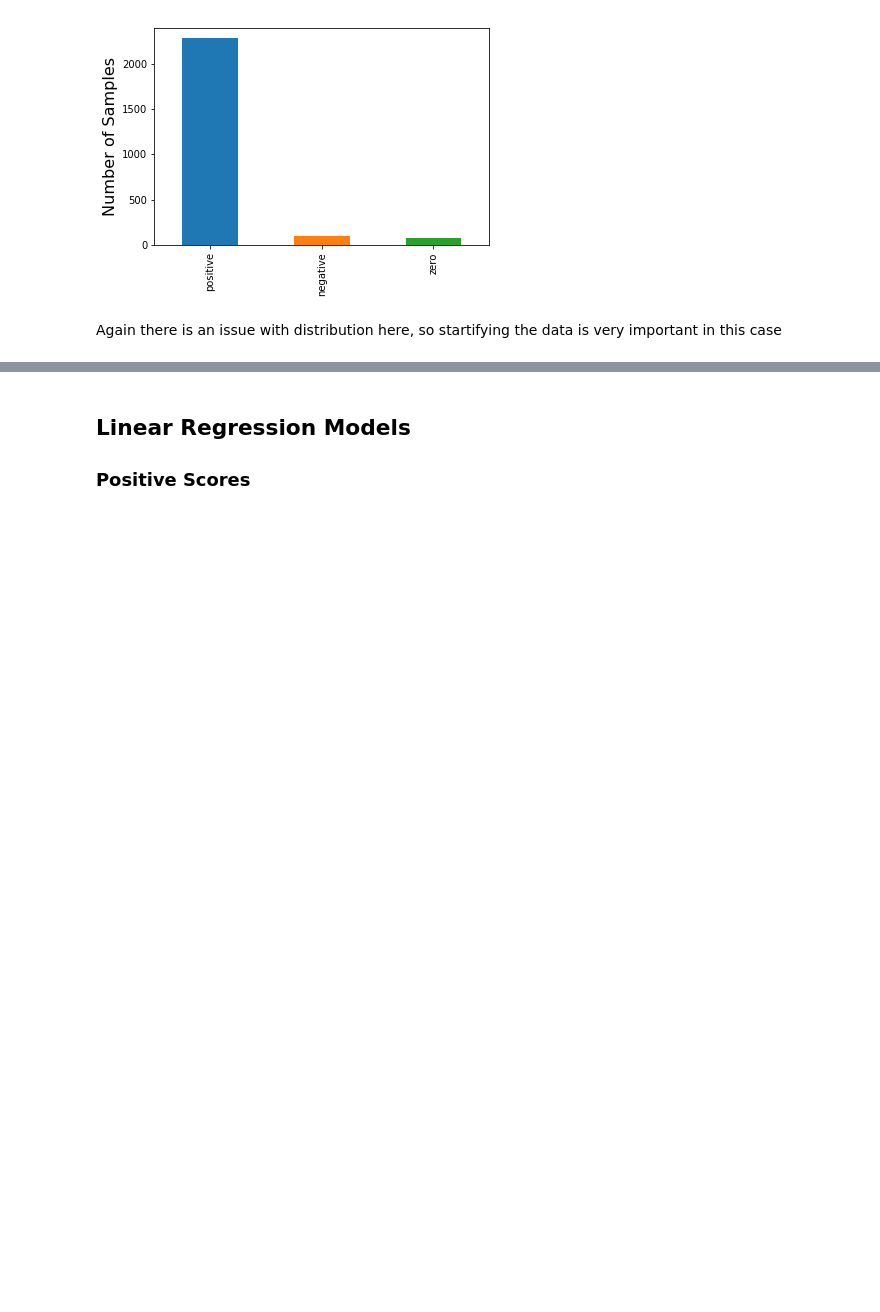
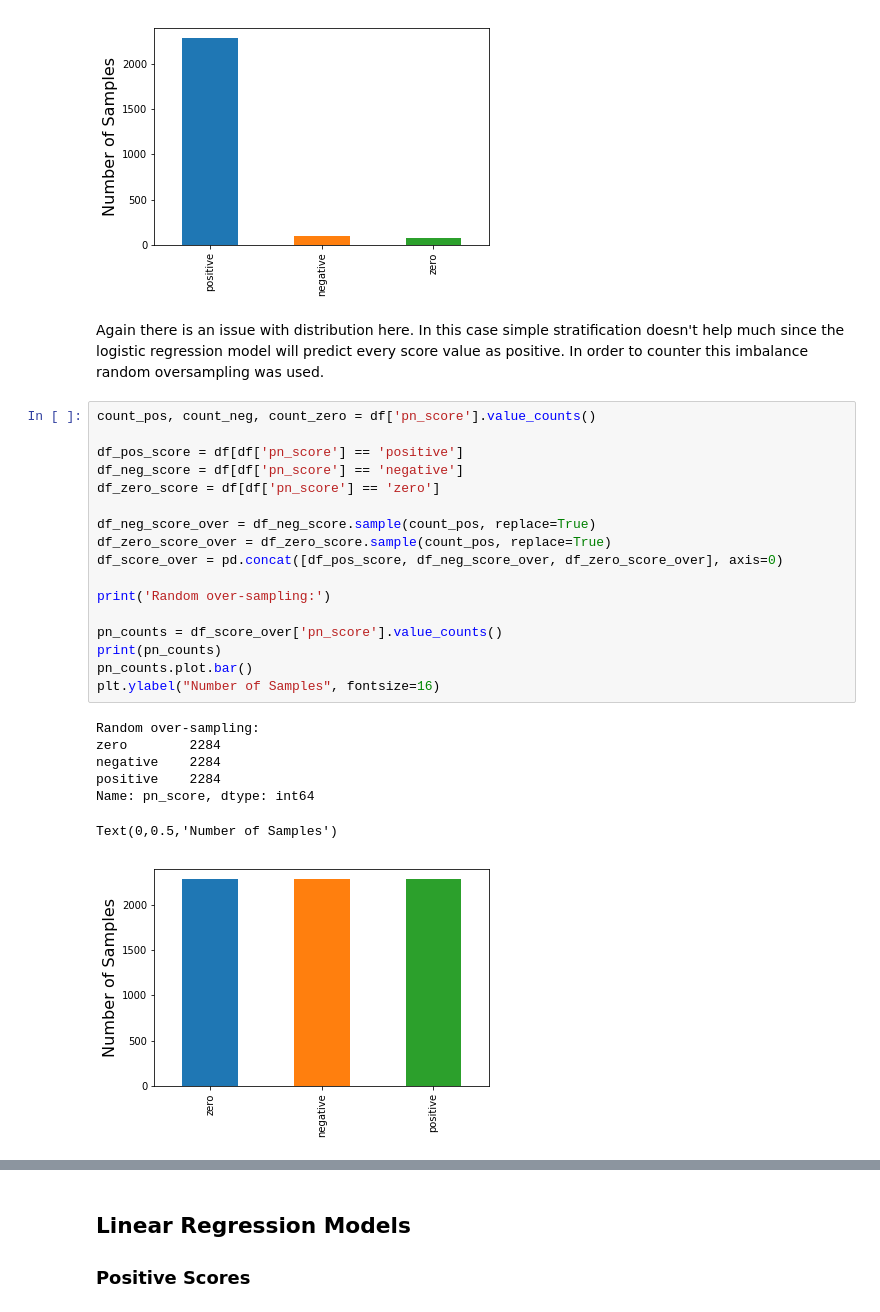
Before and after one commit to AlexHartford/redditscore, a Jupyter notebook: python/redditscore.ipynb, the cells around one changed output, grey strips where cells are left out. Saved outputs shown, nothing was run; the diff lists cells and outputs as text; blank space fills up the shorter version.

Commit message:
Updating notebook to include random oversampling of data in order to counter the imbalance in the data

```diff
--- a/python/redditscore.ipynb
+++ b/python/redditscore.ipynb
@@ -165,7 +168,32 @@ zero          83
 Name: pn_score, dtype: int64
 Text(0,0.5,'Number of Samples')
 [figure]
-# %% [markdown]
-Again there is an issue with distribution here, so startifying the data is very important in this case
+# %% [markdown]
+Again there is an issue with distribution here. In this case simple stratification doesn't help much since the logistic regression model will predict every score value as positive. In order to counter this imbalance random oversampling was used.
+# %%
+count_pos, count_neg, count_zero = df['pn_score'].value_counts()
+
+df_pos_score = df[df['pn_score'] == 'positive']
+df_neg_score = df[df['pn_score'] == 'negative']
+df_zero_score = df[df['pn_score'] == 'zero']
+
+df_neg_score_over = df_neg_score.sample(count_pos, replace=True)
+df_zero_score_over = df_zero_score.sample(count_pos, replace=True)
+df_score_over = pd.concat([df_pos_score, df_neg_score_over, df_zero_score_over], axis=0)
+
+print('Random over-sampling:')
+
+pn_counts = df_score_over['pn_score'].value_counts()
+print(pn_counts)
+pn_counts.plot.bar()
+plt.ylabel("Number of Samples", fontsize=16)
+# %% [output]
+Random over-sampling:
+zero        2284
+negative    2284
+positive    2284
+Name: pn_score, dtype: int64
+Text(0,0.5,'Number of Samples')
+[figure, added]
 # %%
 log_vect = TfidfVectorizer(max_df = 0.95, min_df = 5, binary=True, stop_words='english')
```
Also changed, not shown: parts of 8 cells of this notebook.
